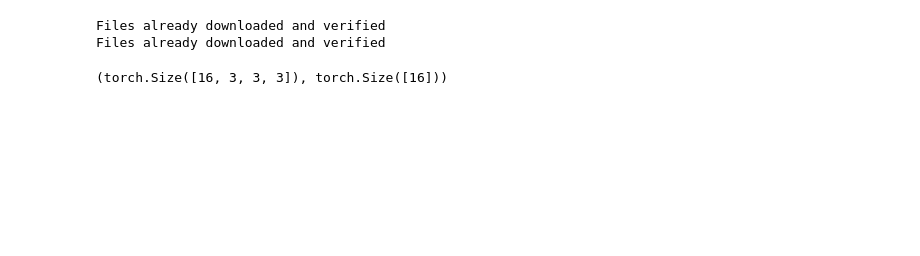
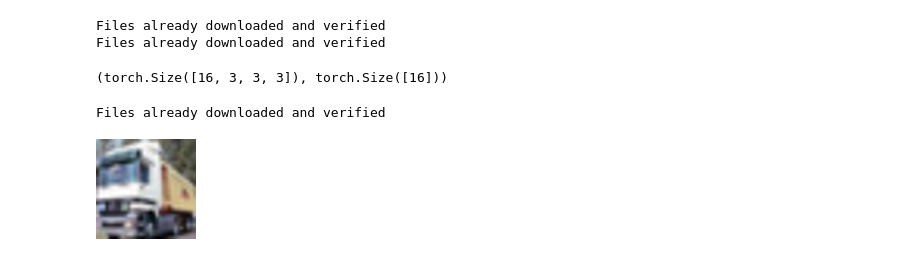
Before and after one commit to YamadaTakahito/pytorch_zissen, a Jupyter notebook: 8.ipynb, the cells around one changed output. Saved outputs shown, nothing was run; the diff lists cells and outputs as text; code cells hidden in the pictures; blank space fills up the shorter version.

```diff
--- a/8.ipynb
+++ b/8.ipynb
@@ -29,3 +38,9 @@ conv.weight.shape, cov.bias.shape
 # %% [output]
 (torch.Size([16, 3, 3, 3]), torch.Size([16]))
+# %%
+base_cifar10 = datasets.CIFAR10(data_path, train=True, download=True)
+base_cifar10[1][0].resize((100, 100))
+# %% [output]
+Files already downloaded and verified
+[figure, added]
 # %%
```
Also changed, not shown: parts of 15 cells of this notebook.
